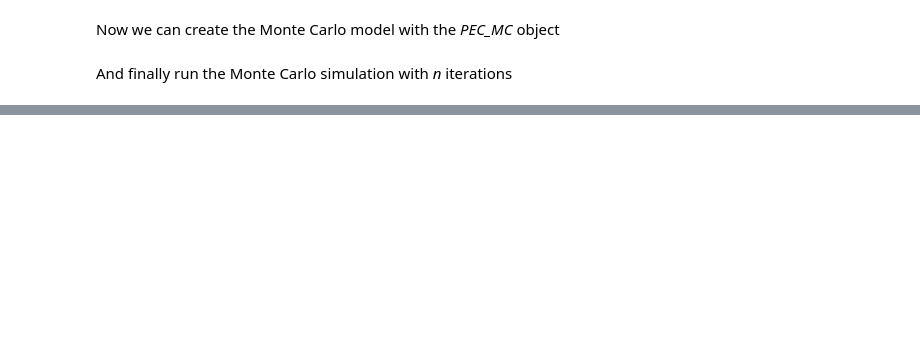
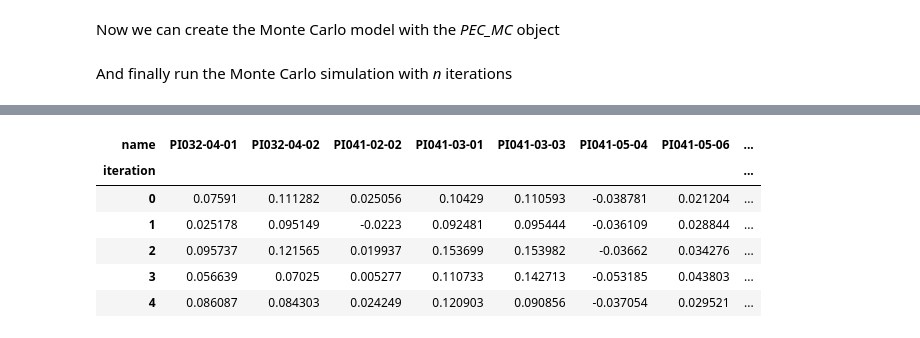
Before and after one commit to fboschetty/MagmaPEC, a Jupyter notebook: docs/source/notebooks/pec_mc.ipynb, the cells around one changed output, grey strips where cells are left out. Saved outputs shown, nothing was run; the diff lists cells and outputs as text; code cells hidden in the pictures; blank space fills up the shorter version.

```diff
--- a/docs/source/notebooks/pec_mc.ipynb
+++ b/docs/source/notebooks/pec_mc.ipynb
@@ -131,2 +187,10 @@ inclusions_errors
 # %%
-pec_mc
+pec_mc.head()
+# %% [output]
+| name | PI032-04-01 | PI032-04-02 | PI041-02-02 | PI041-03-01 | PI041-03-03 | PI041-05-04 | PI041-05-06 | ... |
+| iteration |  |  |  |  |  |  |  | ... |
+| 0 | 0.07591 | 0.111282 | 0.025056 | 0.10429 | 0.110593 | -0.038781 | 0.021204 | ... |
+| 1 | 0.025178 | 0.095149 | -0.0223 | 0.092481 | 0.095444 | -0.036109 | 0.028844 | ... |
+| 2 | 0.095737 | 0.121565 | 0.019937 | 0.153699 | 0.153982 | -0.03662 | 0.034276 | ... |
+| 3 | 0.056639 | 0.07025 | 0.005277 | 0.110733 | 0.142713 | -0.053185 | 0.043803 | ... |
+| 4 | 0.086087 | 0.084303 | 0.024249 | 0.120903 | 0.090856 | -0.037054 | 0.029521 | ... |
```
Also changed, not shown: parts of 13 cells of this notebook.
